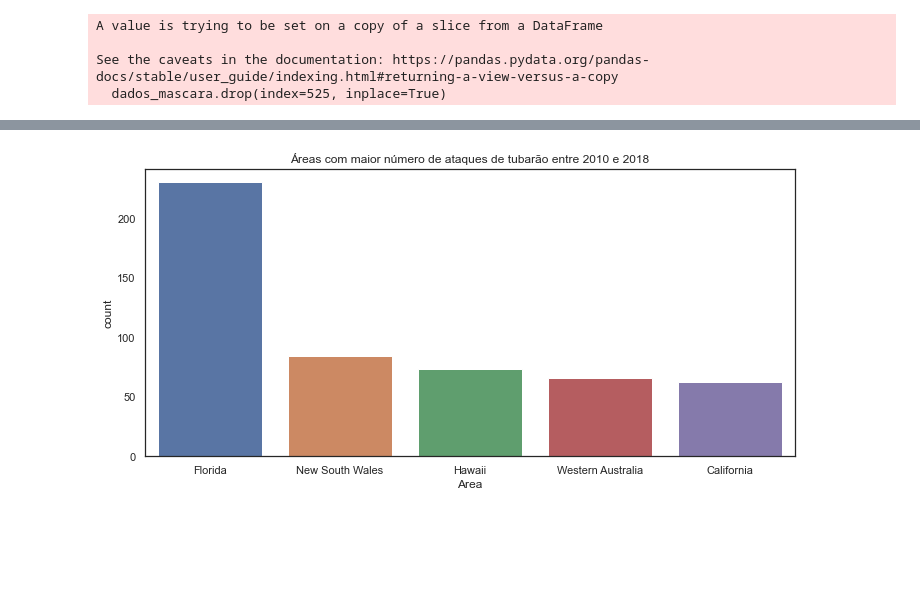
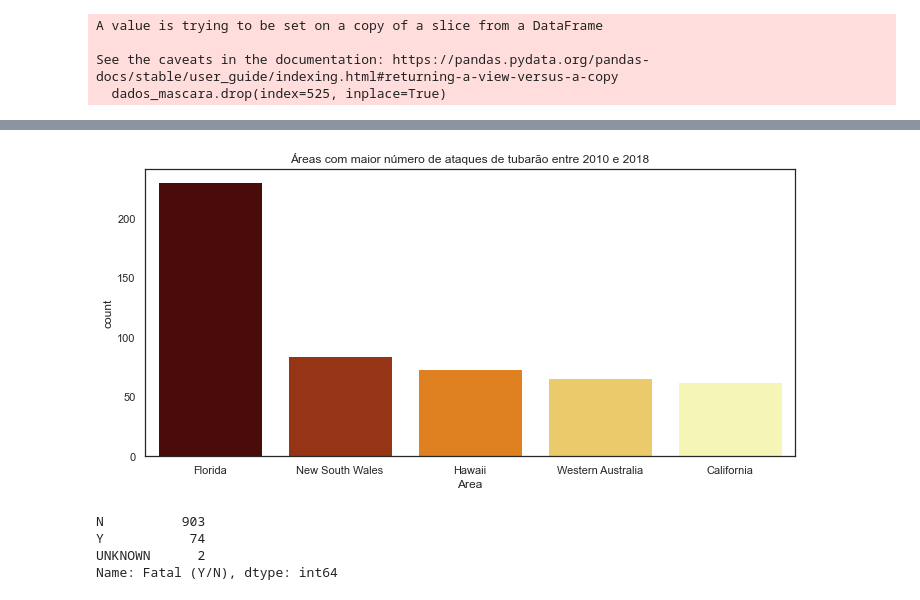
Before and after one commit to patrick-S-DS/Shark-Attack, a Jupyter notebook: shark-Attack.ipynb, the cells around one changed output, grey strips where cells are left out. Drawn from its saved outputs; the diff is of its cells as text; code cells hidden in the pictures; blank space fills up the shorter version.

```diff
--- a/shark-Attack.ipynb
+++ b/shark-Attack.ipynb
@@ -273,0 +109,5 @@ dados[dados['Year'].isnull()]
+# %%
+#Removendo coluna com muitos valores nulos
+
+dados.drop(columns = ['Unnamed: 22', 'Unnamed: 23'], inplace = True)
+dados
@@ -511,19 +397,28 @@ Name: Area, Length: 215, dtype: int64
 # %%
+#Criando grafico
+
 import matplotlib.pyplot as plt
 import seaborn as sns
 
 
 plt.style.use('seaborn-white')
 sns.set(style="white")
 sns.color_palette("deep")
-sns.set_color_codes("deep")
+sns.set_color_codes('deep')
 
 
 fig = plt.figure(figsize=(18, 18))
 ax1 = plt.subplot2grid((3,3), (0,0), colspan=2)
 plt.title('Áreas com maior número de ataques de tubarão entre 2010 e 2018')
 
 
-g1 = sns.countplot(x="Area", data=dados_mascara, palette="deep", order=dados_mascara.Area.value_counts().iloc[:5].index, ax=ax1)
+g1 = sns.countplot(x="Area", data=dados_mascara, palette='afmhot', order=dados_mascara.Area.value_counts().iloc[:5].index, ax=ax1)
 # %% [output]
-[figure, old version]
+[figure, new version]
+# %%
+dados_mascara['Fatal (Y/N)'].value_counts()
+# %% [output]
+N          903
+Y           74
+UNKNOWN      2
+Name: Fatal (Y/N), dtype: int64
```
Also changed, not shown: parts of 55 cells of this notebook.
